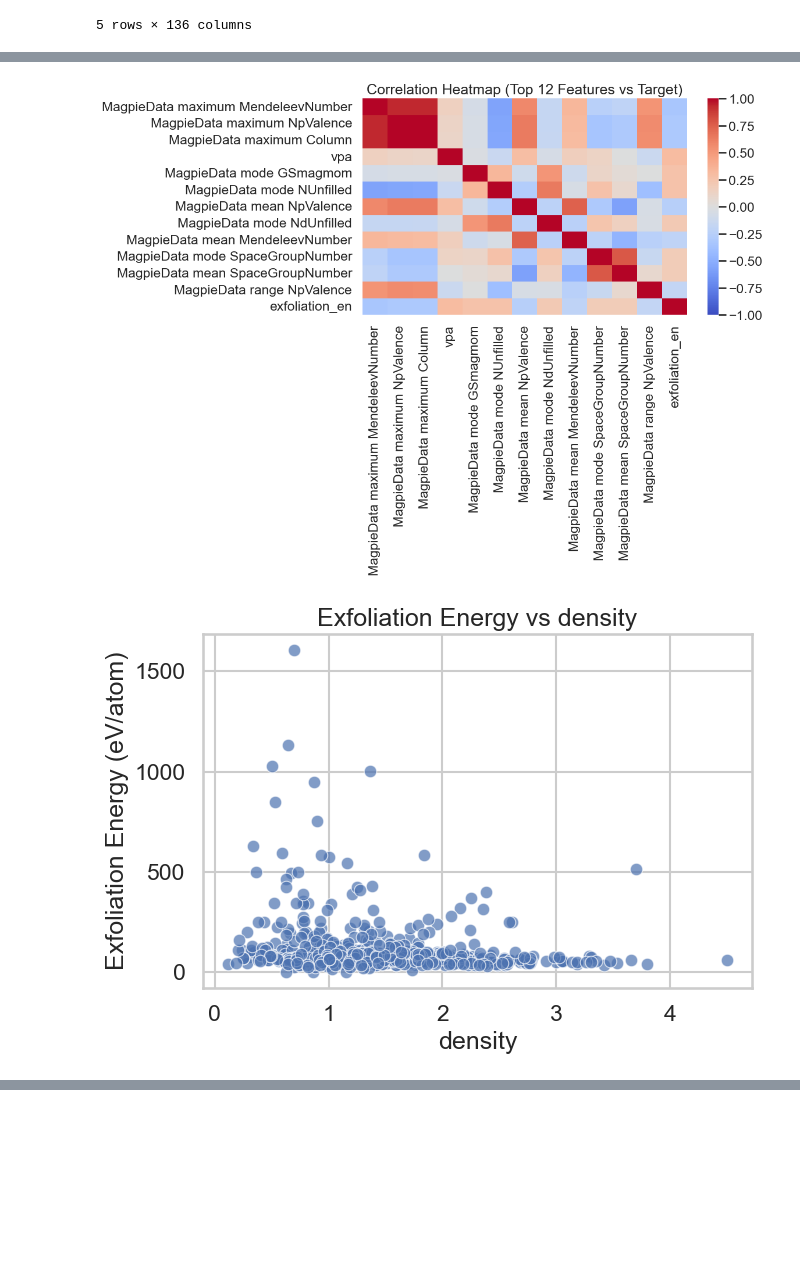
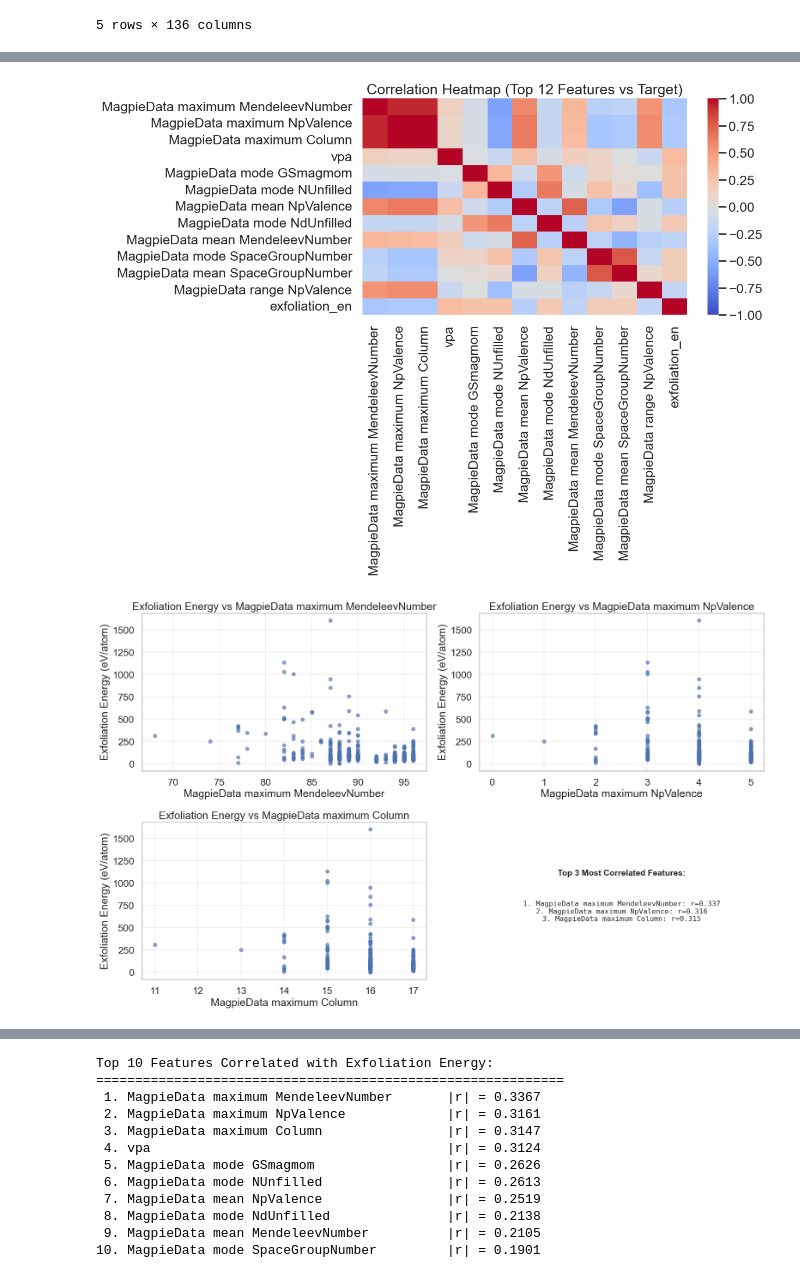
Before and after one commit to AttackOnBreakfast/cmse492_project, a Jupyter notebook: notebooks/exploratory/materials_eda.ipynb, the cells around one changed output, grey strips where cells are left out. Drawn from its saved outputs; the diff is of its cells as text; code cells hidden in the pictures; blank space fills up the shorter version.

Commit message:
Polished the previous parts, Added RF, NN and SHAP with Summary

```diff
--- a/notebooks/exploratory/materials_eda.ipynb
+++ b/notebooks/exploratory/materials_eda.ipynb
@@ -107,20 +109,24 @@ In a future release, impute_nan will be set to True by default.
 5 rows × 136 columns
 # %%
 # ===============================================================
-# PART B2: Exploratory Data Analysis
+# PART C1: Exploratory Data Analysis - Target Distribution
 # ===============================================================
 
-# --- 1. Distribution of target ---
-plt.figure(figsize=(7,5))
+plt.figure(figsize=(14,10))
 sns.histplot(df_feat["exfoliation_en"], kde=True, color="royalblue")
 plt.xlabel("Exfoliation Energy (eV/atom)")
 plt.ylabel("Count")
 plt.title("Distribution of Exfoliation Energy")
+plt.xlim(0)
 plt.tight_layout()
 plt.savefig(FIG_DIR / "exfoliation_distribution.png", dpi=300)
 plt.show()
 
-# --- 2. Correlation heatmap (top correlated features) ---
+# ===============================================================
+# PART C2: Exploratory Data Analysis - Correlation Heatmap
+# ===============================================================
+
+# Correlation heatmap (top correlated features)
 corr = df_feat.corr(numeric_only=True)
 target_corr = corr["exfoliation_en"].drop("exfoliation_en").abs().sort_values(ascending=False)
 top_feats = list(target_corr.head(12).index) + ["exfoliation_en"]
@@ -132,23 +138,41 @@ plt.tight_layout()
 plt.savefig(FIG_DIR / "feature_correlation_heatmap.png", dpi=300)
 plt.show()
 
-# --- 3. Scatterplots with top features ---
-for f in ["density"] + list(target_corr.head(2).index):
-    if f not in df_feat.columns:
-        continue
-    plt.figure(figsize=(7,5))
-    sns.scatterplot(x=df_feat[f], y=df_feat["exfoliation_en"], alpha=0.7)
-    plt.xlabel(f)
-    plt.ylabel("Exfoliation Energy (eV/atom)")
-    plt.title(f"Exfoliation Energy vs {f}")
-    plt.tight_layout()
-    plt.savefig(FIG_DIR / f"exfoliation_vs_{f}.png", dpi=300)
-    plt.show()
+# ===============================================================
+# PART C3: Exploratory Data Analysis - Key Feature Relationships
+# ===============================================================
 
-# --- 4. Pairplot overview (target + 5 strongest features) ---
-pair_cols = ["exfoliation_en"] + list(target_corr.head(5).index)
-sns.pairplot(df_feat[pair_cols], corner=True, diag_kind="kde")
-plt.suptitle("Pairwise Relationships (Top Features)", y=1.02)
-plt.savefig(FIG_DIR / "pairwise_features.png", dpi=300)
+# Create a 2x2 grid showing relationships with top 3 features
+fig, axes = plt.subplots(2, 2, figsize=(16, 10))
+
+# Top 3 correlated features
+top_3_features = list(target_corr.head(3).index)
+
+for idx, feature in enumerate(top_3_features):
+    row = idx // 2
+    col = idx % 2
+    axes[row, col].scatter(df_feat[feature], df_feat["exfoliation_en"], alpha=0.6, s=30)
+    axes[row, col].set_xlabel(feature)
+    axes[row, col].set_ylabel("Exfoliation Energy (eV/atom)")
+    axes[row, col].set_title(f"Exfoliation Energy vs {feature}")
+    axes[row, col].grid(True, alpha=0.3)
+
+# Use the 4th subplot for a summary
+axes[1, 1].axis('off')
+axes[1, 1].text(0.5, 0.7, 'Top 3 Most Correlated Features:',
+                ha='center', va='top', fontsize=14, fontweight='bold')
+summary_text = '\n'.join([f"{i+1}. {feat}: r={target_corr[feat]:.3f}"
+                          for i, feat in enumerate(top_3_features)])
+axes[1, 1].text(0.5, 0.5, summary_text, ha='center', va='top',
+                fontsize=12, family='monospace')
+
+plt.tight_layout()
+plt.savefig(FIG_DIR / "top_features_vs_target.png", dpi=300)
 plt.show()
+
+# Print feature statistics
+print("\nTop 10 Features Correlated with Exfoliation Energy:")
+print("="*60)
+for i, (feat, corr_val) in enumerate(target_corr.head(10).items(), 1):
+    print(f"{i:2d}. {feat:40s} |r| = {corr_val:.4f}")
 # %% [output]
@@ -156,2 +180,2 @@ plt.show()
 [figure]
-[figure, old version]
+[figure, new version]
@@ -161,2 +182,14 @@ plt.show()
+Top 10 Features Correlated with Exfoliation Energy:
+============================================================
+ 1. MagpieData maximum MendeleevNumber       |r| = 0.3367
+ 2. MagpieData maximum NpValence             |r| = 0.3161
+ 3. MagpieData maximum Column                |r| = 0.3147
+ 4. vpa                                      |r| = 0.3124
+ 5. MagpieData mode GSmagmom                 |r| = 0.2626
+ 6. MagpieData mode NUnfilled                |r| = 0.2613
+ 7. MagpieData mean NpValence                |r| = 0.2519
+ 8. MagpieData mode NdUnfilled               |r| = 0.2138
+ 9. MagpieData mean MendeleevNumber          |r| = 0.2105
+10. MagpieData mode SpaceGroupNumber         |r| = 0.1901
 # %%
 # ===============================================================
```
Also changed, not shown: parts of 9 cells of this notebook, 21 other files.
